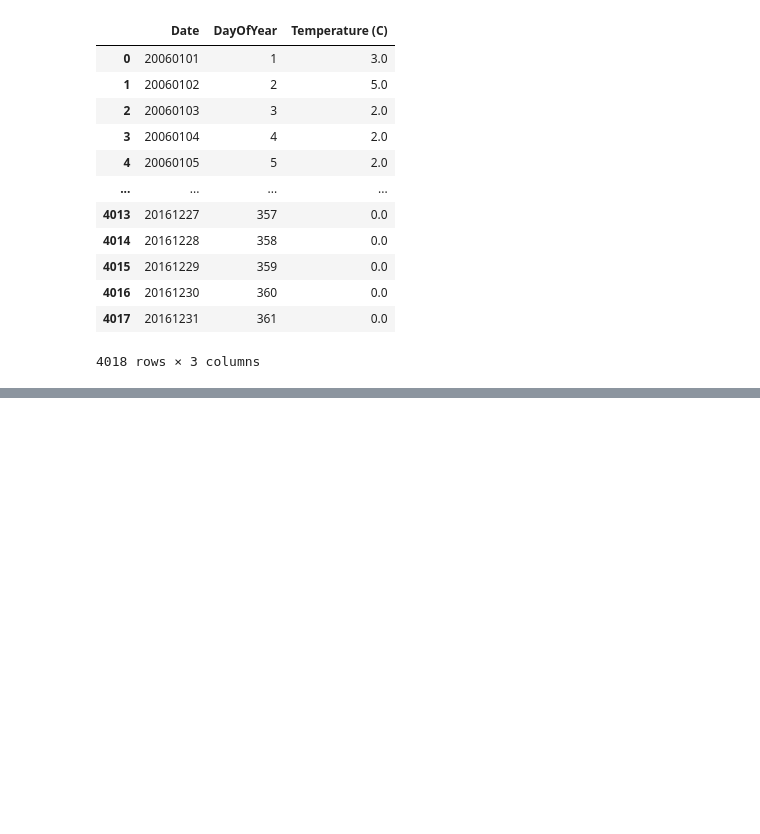
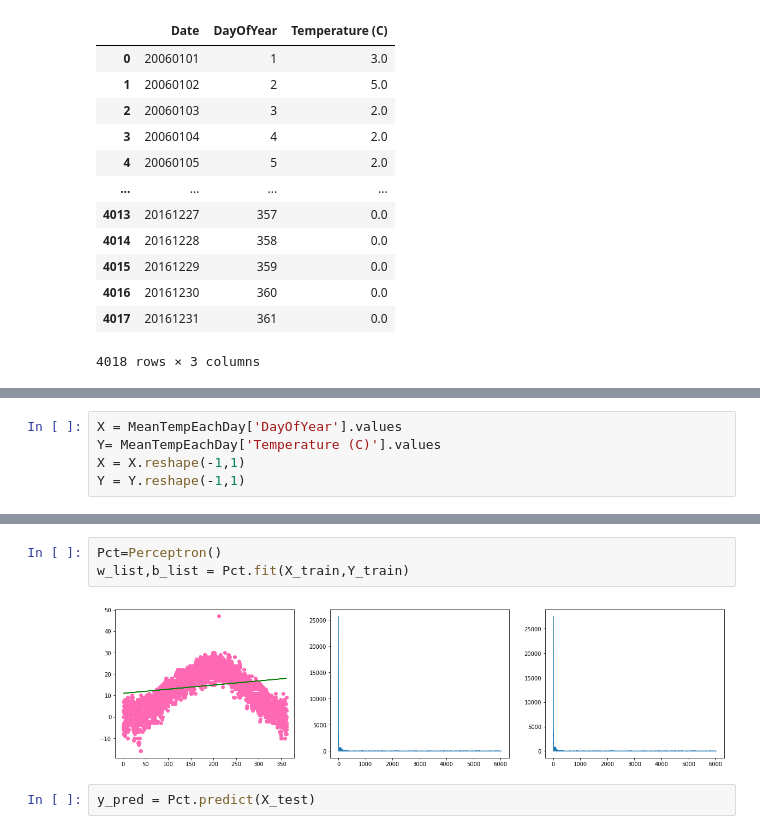
Before and after one commit to mahdisesmaeelian/Python-Machine-Learning, a Jupyter notebook: assignment-39/Weather Prediction.ipynb, the cells around one changed output, grey strips where cells are left out. Drawn from its saved outputs; the diff is of its cells as text; blank space fills up the shorter version.

```diff
--- a/assignment-39/Weather Prediction.ipynb
+++ b/assignment-39/Weather Prediction.ipynb
@@ -60,0 +70,5 @@ MeanTempEachDay
+# %%
+X = MeanTempEachDay['DayOfYear'].values
+Y= MeanTempEachDay['Temperature (C)'].values
+X = X.reshape(-1,1)
+Y = Y.reshape(-1,1)
@@ -60,0 +151,7 @@ MeanTempEachDay
+# %%
+Pct=Perceptron()
+w_list,b_list = Pct.fit(X_train,Y_train)
+# %% [output]
+[figure, added]
+# %%
+y_pred = Pct.predict(X_test)
```
Also changed, not shown: parts of 6 cells of this notebook, 1 other file.
